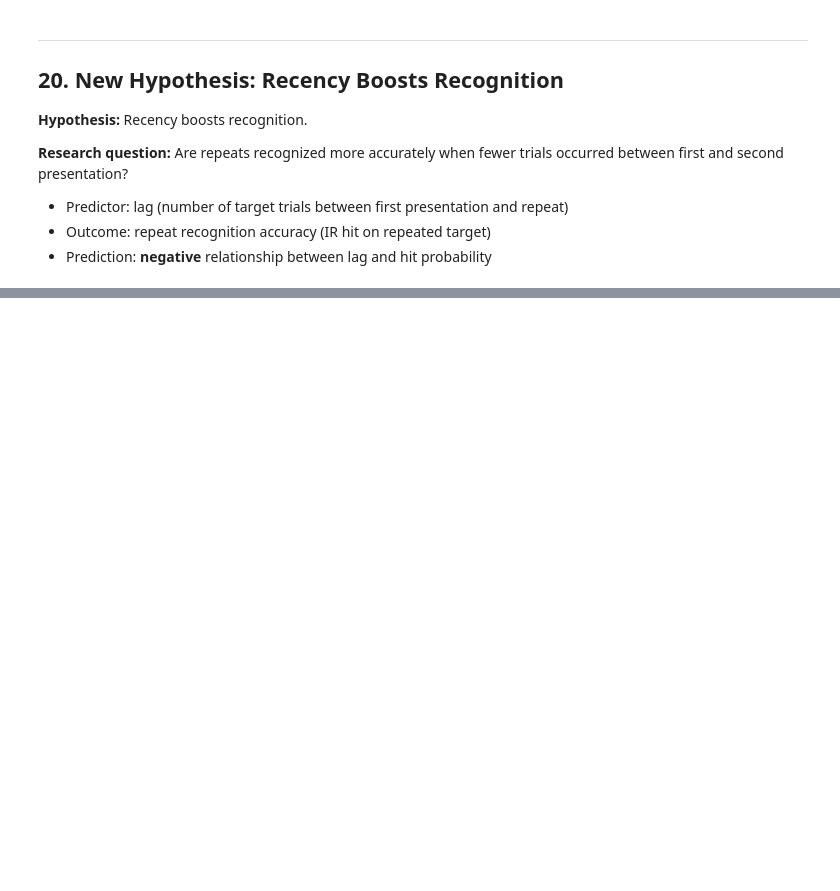
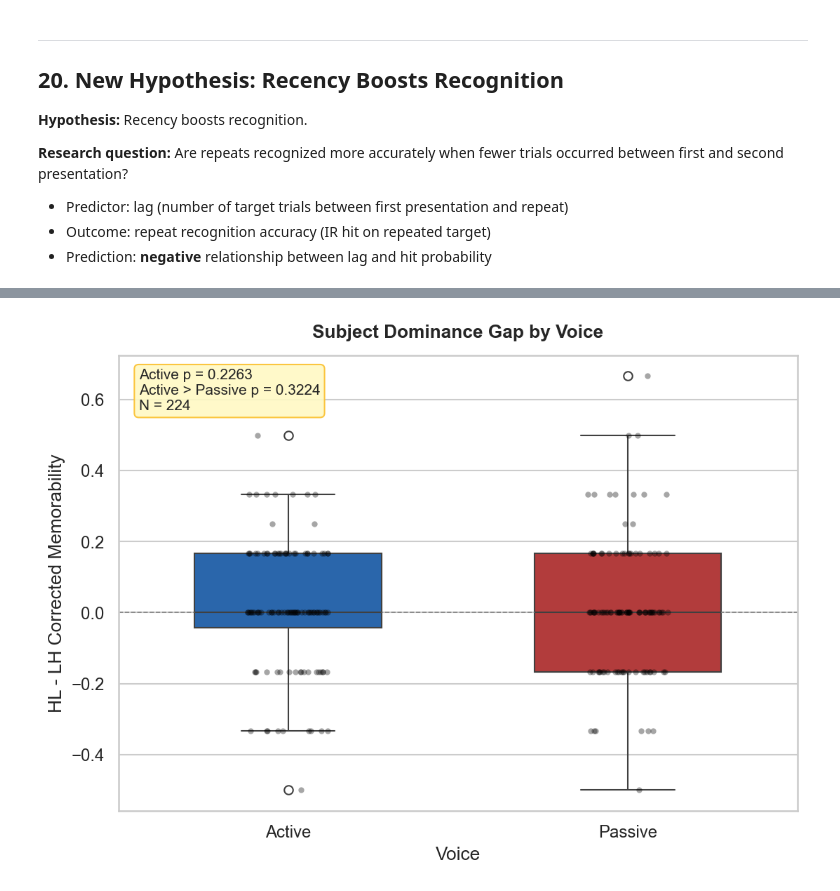
Before and after one commit to BhavyaV05/Sentence-Memorability-Experiment-Analysis, a Jupyter notebook: visualizations.ipynb, the cells around one changed output, grey strips where cells are left out. Saved outputs shown, nothing was run; the diff lists cells and outputs as text; code cells hidden in the pictures; blank space fills up the shorter version.

```diff
--- a/visualizations.ipynb
+++ b/visualizations.ipynb
@@ -2537,0 +2367,84 @@ lag_trials    -0.0392      0.030     -1.289      0.197      -0.099       0.020
+# %%
+# =====================================================================
+# 22a. Test: Subject dominance in Active vs Passive sentences
+# =====================================================================
+from scipy.stats import wilcoxon, ttest_rel
+
+# Participant-level corrected memorability by sentence type and voice
+subject_dom_df = (
+    cond_df.groupby(["participant_ID", "voice", "sent_type"])
+    ["corrected"]
+    .mean()
+    .reset_index()
+    .pivot_table(index=["participant_ID", "voice"], columns="sent_type", values="corrected")
+    .reset_index()
+ )
+
+# Keep only the HL and LH comparison, where one noun is high and the other is low
+subject_dom_df = subject_dom_df.dropna(subset=["HL", "LH"]).copy()
+subject_dom_df["subject_minus_object"] = subject_dom_df["HL"] - subject_dom_df["LH"]
+
+active_dom = subject_dom_df[subject_dom_df["voice"] == "Active"].copy()
+passive_dom = subject_dom_df[subject_dom_df["voice"] == "Passive"].copy()
+
+print("=" * 78)
+print("  HYPOTHESIS TEST: SUBJECT DOMINANCE")
+print("=" * 78)
+print(f"Participants with HL and LH data: {len(subject_dom_df)}")
+print(f"Active participants: {len(active_dom)}")
+print(f"Passive participants: {len(passive_dom)}")
+
+if len(active_dom) < 8 or len(passive_dom) < 8:
+    print("\n⚠️ Too few observations for stable inference.")
+else:
+    # Primary directional test: subject contribution should exceed object contribution in Active
+    active_diff = active_dom["subject_minus_object"]
+    try:
+        w_active, p_active = wilcoxon(active_diff, alternative="greater")
+    except ValueError:
+        w_active, p_active = np.nan, np.nan
+
+    # Secondary test: compare the dominance gap between Active and Passive within participant
+    dom_wide = subject_dom_df.pivot(index="participant_ID", columns="voice", values="subject_minus_object").dropna()
+    try:
+        w_voice, p_voice = wilcoxon(dom_wide["Active"], dom_wide["Passive"], alternative="greater")
+    except ValueError:
+        w_voice, p_voice = np.nan, np.nan
+
+    t_active, p_active_t = ttest_rel(active_dom["HL"], active_dom["LH"], nan_policy="omit")
+    t_voice, p_voice_t = ttest_rel(dom_wide["Active"], dom_wide["Passive"], nan_policy="omit")
+
+    print(f"Mean HL - LH gap in Active: {active_diff.mean():+.4f}")
+    print(f"Mean HL - LH gap in Passive: {passive_dom['subject_minus_object'].mean():+.4f}")
+    print(f"\nWilcoxon Active (HL > LH): W = {w_active:.3f}, p = {p_active:.6f}")
+    print(f"Paired t-test Active (HL - LH): t = {t_active:.3f}, p = {p_active_t:.6f}")
+    print(f"Wilcoxon Active > Passive dominance gap: W = {w_voice:.3f}, p = {p_voice:.6f}")
+    print(f"Paired t-test Active - Passive dominance gap: t = {t_voice:.3f}, p = {p_voice_t:.6f}")
+
+    if p_active < 0.05 and p_voice < 0.05:
+        print("✅ Support for hypothesis: subject dominance is present and stronger in Active sentences.")
+    else:
+        print("❌ Hypothesis not fully supported at alpha = 0.05.")
+
+    # Plot the dominance gap by voice
+    plot_df = subject_dom_df[["participant_ID", "voice", "subject_minus_object"]].copy()
+    fig, ax = plt.subplots(figsize=(7.5, 5.5))
+    sns.boxplot(data=plot_df, x="voice", y="subject_minus_object", order=VOICE_ORDER,
+                palette=VOICE_PALETTE, ax=ax, width=0.55)
+    sns.stripplot(data=plot_df, x="voice", y="subject_minus_object", order=VOICE_ORDER,
+                  color="black", alpha=0.35, size=4, jitter=0.12, ax=ax)
+    ax.axhline(0, color="grey", ls="--", lw=0.8)
+    ax.set_xlabel("Voice")
+    ax.set_ylabel("HL - LH Corrected Memorability")
+    ax.set_title("Subject Dominance Gap by Voice", fontweight="bold", pad=12)
+    ax.text(0.03, 0.97,
+            f"Active p = {p_active:.4f}\nActive > Passive p = {p_voice:.4f}\nN = {len(subject_dom_df)}",
+            transform=ax.transAxes, va="top", ha="left",
+            bbox=dict(boxstyle="round,pad=0.3", fc="#FFF9C4", ec="#FBC02D", alpha=0.9),
+            fontsize=10)
+    fig.tight_layout()
+    fig.savefig(os.path.join(PLOT_DIR, "26_subject_dominance_gap_by_voice.png"), bbox_inches="tight")
+    plt.show()
+
+print("\n" + "=" * 78)
+# %% [output]
@@ -2537,0 +2465 @@ lag_trials    -0.0392      0.030     -1.289      0.197      -0.099       0.020
+[figure, added]
```
Also changed, not shown: parts of 7 cells of this notebook, 6 other files.
